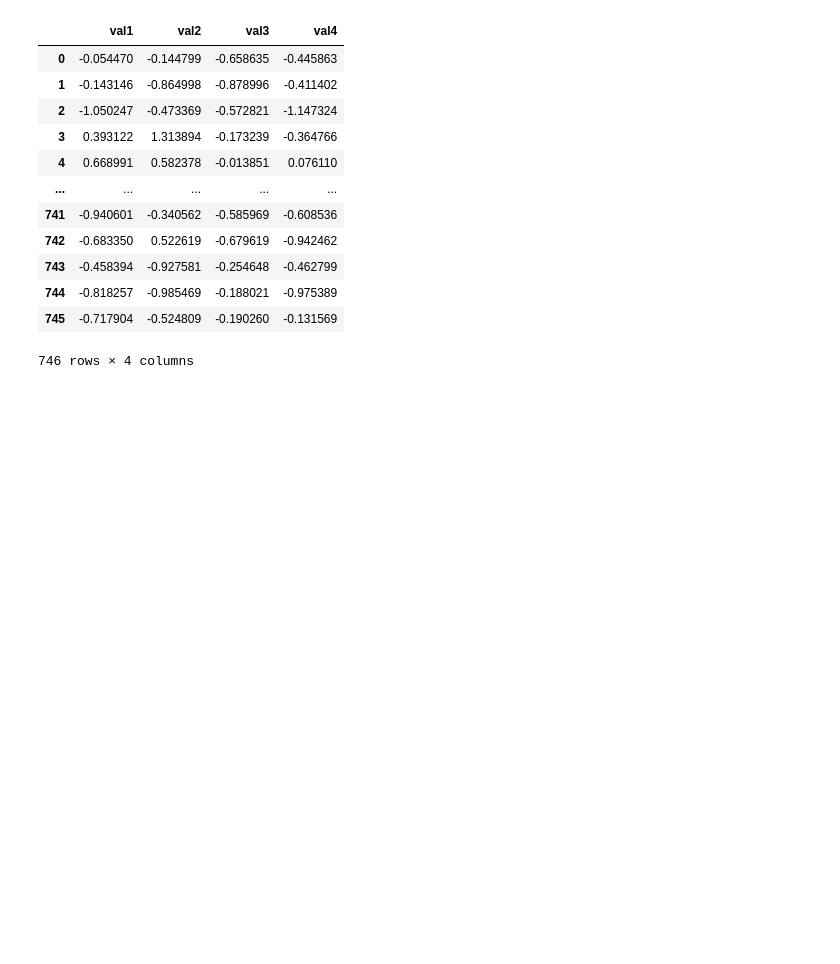
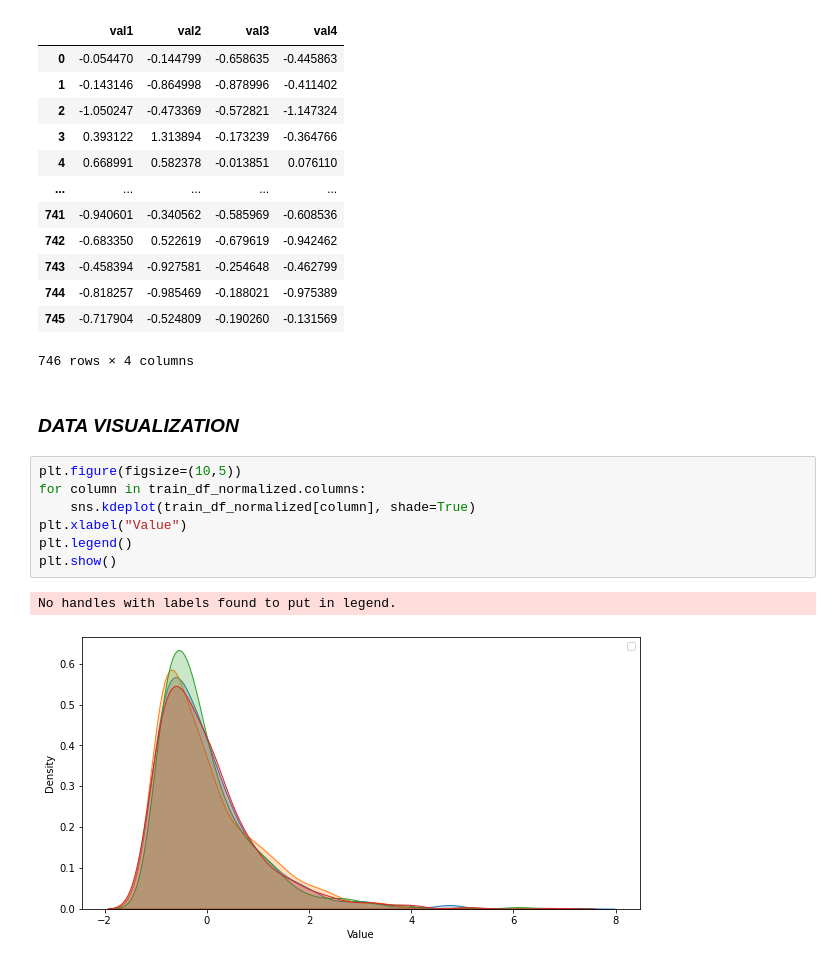
Before and after one commit to celine98/genhack, a Jupyter notebook: inference.ipynb, the cells around one changed output. Drawn from its saved outputs; the diff is of its cells as text; blank space fills up the shorter version.

Commit message:
data visualization

```diff
--- a/inference.ipynb
+++ b/inference.ipynb
@@ -59,3 +60,15 @@ display(train_df_normalized)
 | 744 | -0.818257 | -0.985469 | -0.188021 | -0.975389 |
 | 745 | -0.717904 | -0.524809 | -0.190260 | -0.131569 |
 746 rows × 4 columns
+# %% [markdown]
+### *DATA VISUALIZATION*
+# %%
+plt.figure(figsize=(10,5))
+for column in train_df_normalized.columns:
+    sns.kdeplot(train_df_normalized[column], shade=True)
+plt.xlabel("Value")
+plt.legend()
+plt.show()
+# %% [output]
+No handles with labels found to put in legend.
+[figure, added]
```
Also changed, not shown: parts of 1 cell of this notebook.
